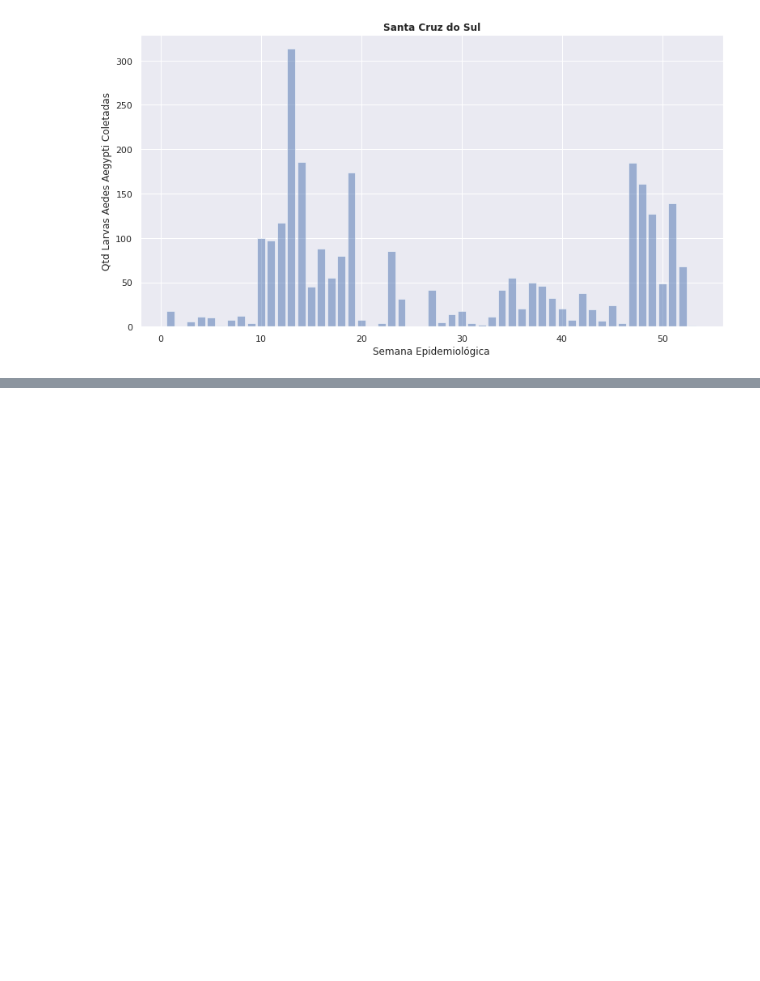
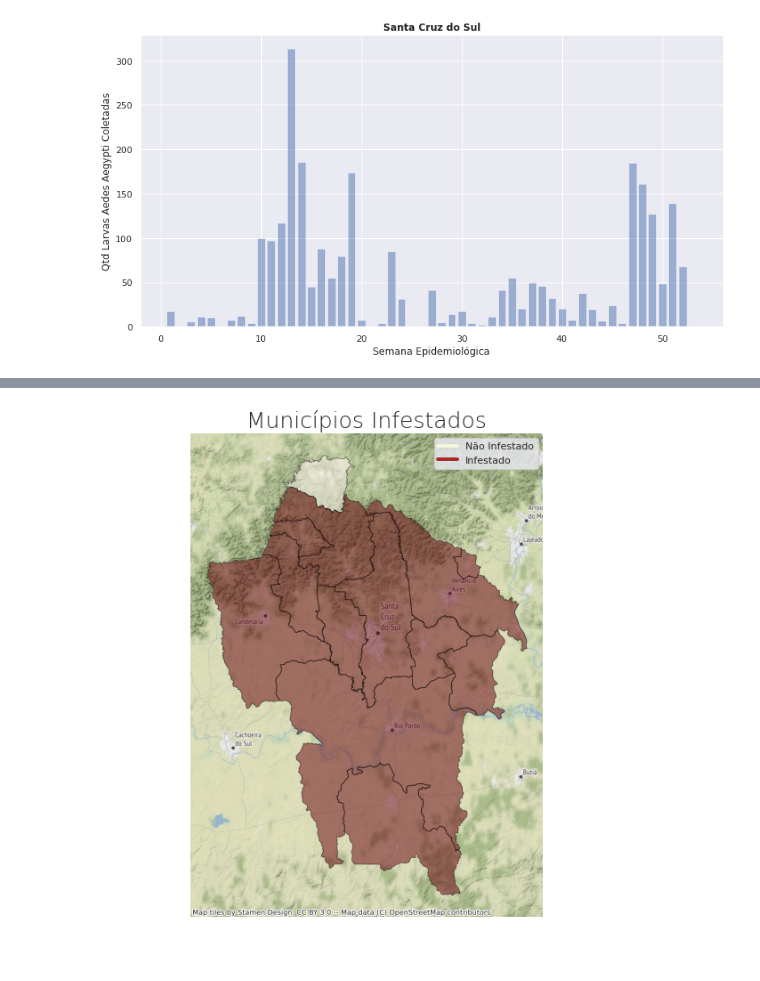
Before and after one commit to luiscasseres/PrjFrameworkDengue, a Jupyter notebook: Trabalho Final Programacao.ipynb, the cells around one changed output, grey strips where cells are left out. Cells and saved outputs as stored; diff of their text form; code cells hidden in the pictures; blank space fills up the shorter version.

```diff
--- a/Trabalho Final Programacao.ipynb
+++ b/Trabalho Final Programacao.ipynb
@@ -73,0 +112,4 @@ grafico.relatorio('simplificado', 'Boletim Diario')
+# %%
+mapas.municipiosInfestados(mapas.gisDengue())
+# %% [output]
+[figure, added]
```
Also changed, not shown: parts of 23 cells of this notebook.
